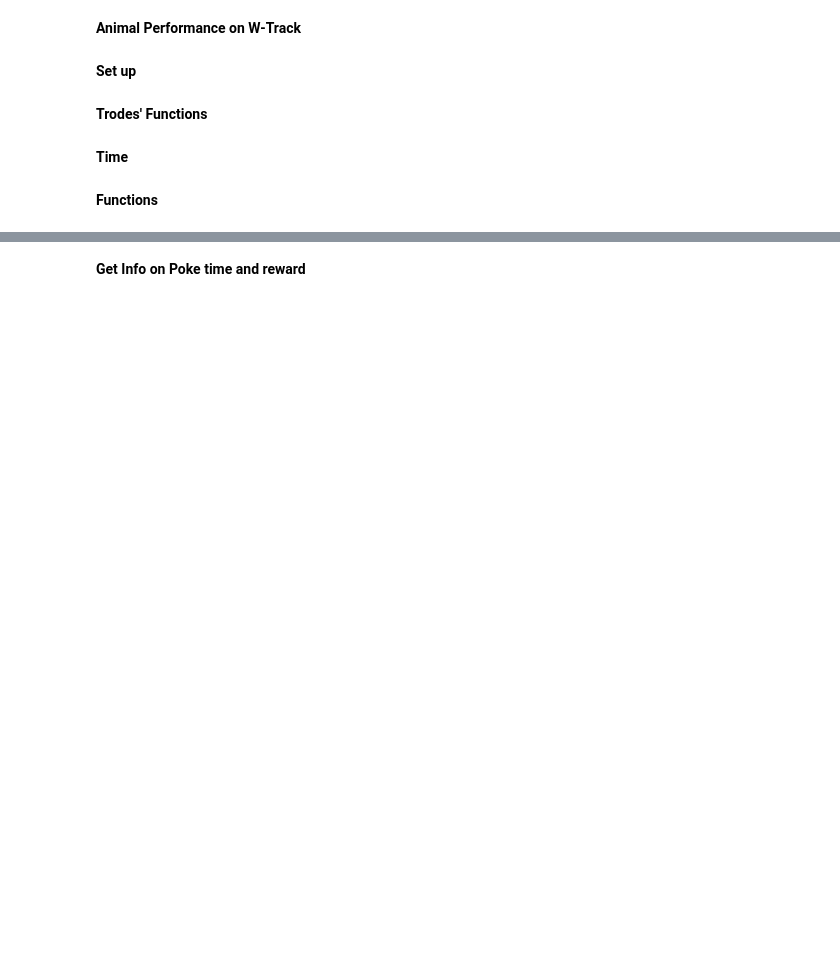
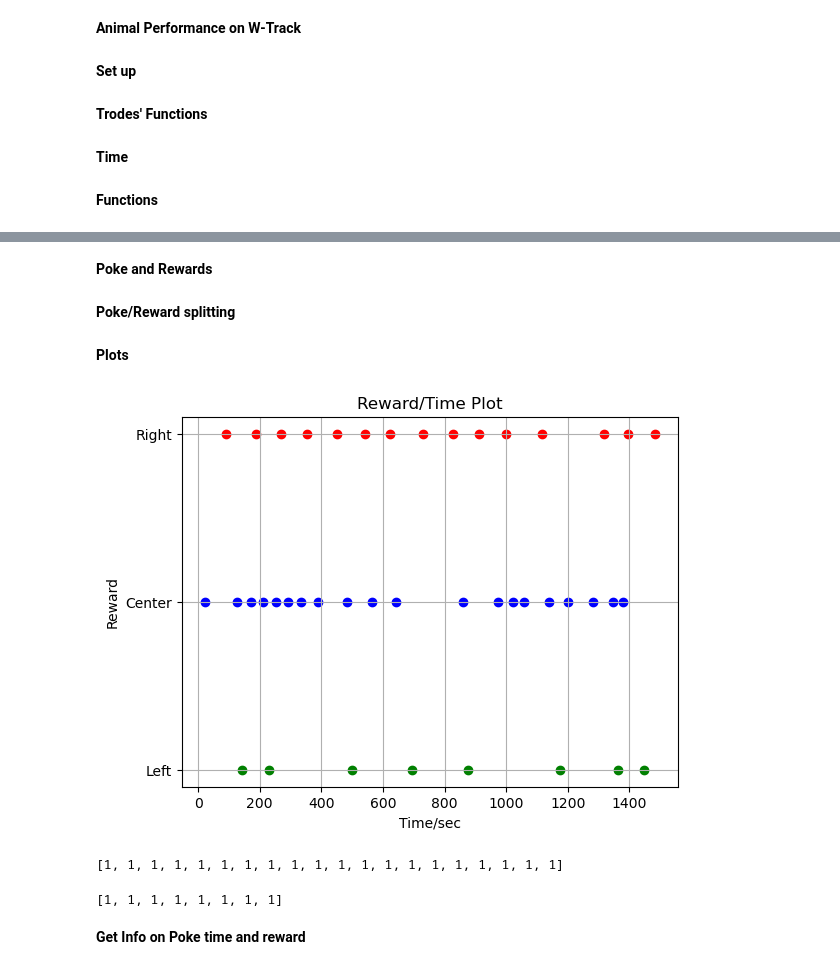
Before and after one commit to zoldello/phil-spyglass-analysis, a Jupyter notebook: w-track-performance.ipynb, the cells around one changed output, grey strips where cells are left out. Saved outputs shown, nothing was run; the diff lists cells and outputs as text; code cells hidden in the pictures; blank space fills up the shorter version.

```diff
--- a/w-track-performance.ipynb
+++ b/w-track-performance.ipynb
@@ -235,0 +241,2 @@ def map_poke_and_reward(din=None, din_time=None, dout=None, dout_time=None):
+# %% [markdown]
+**Poke and Rewards**
@@ -235,0 +247,2 @@ def map_poke_and_reward(din=None, din_time=None, dout=None, dout_time=None):
+# %% [markdown]
+**Poke/Reward splitting**
@@ -235,0 +264,57 @@ def map_poke_and_reward(din=None, din_time=None, dout=None, dout_time=None):
+# %% [markdown]
+**Plots**
+# %%
+from numpy import *
+import math
+import matplotlib.pyplot as plt
+
+t = linspace(0, 1500, 100)
+a = sin(t)
+b = cos(t)
+c = a + b
+
+# plt.scatter(poke_and_reward_1['time'], poke_and_reward_1['reward_state'], c='r') # plotting t, a separately
+# plt.scatter(poke_and_reward_2['time'], poke_and_reward_2['reward_state'] + 2, c='b') # plotting t, b separately
+# plt.scatter(poke_and_reward_7['time'], poke_and_reward_7['reward_state'] + 4, c='g') # plotting t, c separately
+
+
+
+##################################################################################
+# import numpy as np
+# from matplotlib import pyplot as plt
+# plt.rcParams["figure.figsize"] = [7.00, 3.50]
+# plt.rcParams["figure.autolayout"] = True
+# x = np.array([0, 2, 4, 6])
+# y = np.array([1, 3, 5, 7])
+# ticks = ['a', 'b', 'c', 'd']
+# plt.xticks(x, ticks)
+# plt.yticks(y, ticks)
+# plt.plot(x, y, c='green')
+# plt.margins(x=0, y=0)
+# plt.show()
+#######################################################################################
+
+
+ax = plt.axes()
+# ax.set_yticks([0, 1, 2, 3, 4, 5])
+# ax.set_yticklabels(['', 'Right', '', 'Center', '', 'Left'])
+
+ax.set_yticks([0, 1, 3, 5])
+ax.set_yticklabels(['', 'Left', 'Center', 'Right'])
+
+
+
+plt.scatter(rewarded_poke_rewards_time_1, rewarded_poke_rewards_state_1 + 4, c='r') # plotting t, a separately
+plt.scatter(rewarded_poke_rewards_time_2,  rewarded_poke_rewards_state_2 + 2, c='b') # plotting t, b separately
+plt.scatter(rewarded_poke_rewards_time_7,  rewarded_poke_rewards_state_7 + 0, c='g') # plotting t, c separately
+
+
+
+
+plt.grid(True)
+plt.ylabel ('Reward')
+plt.xlabel ('Time/sec')
+plt.title ('Reward/Time Plot')
+plt.show()
+# %% [output]
+[figure, added]
@@ -235,0 +323,5 @@ def map_poke_and_reward(din=None, din_time=None, dout=None, dout_time=None):
+# %%
+#poke_and_reward_1['time'][4]
+rewarded_poke_rewards_state_2
+# %% [output]
+[1, 1, 1, 1, 1, 1, 1, 1, 1, 1, 1, 1, 1, 1, 1, 1, 1, 1, 1, 1]
@@ -235,0 +331,4 @@ def map_poke_and_reward(din=None, din_time=None, dout=None, dout_time=None):
+# %%
+rewarded_poke_rewards_state_7
+# %% [output]
+[1, 1, 1, 1, 1, 1, 1, 1]
```
Also changed, not shown: parts of 45 cells of this notebook.
